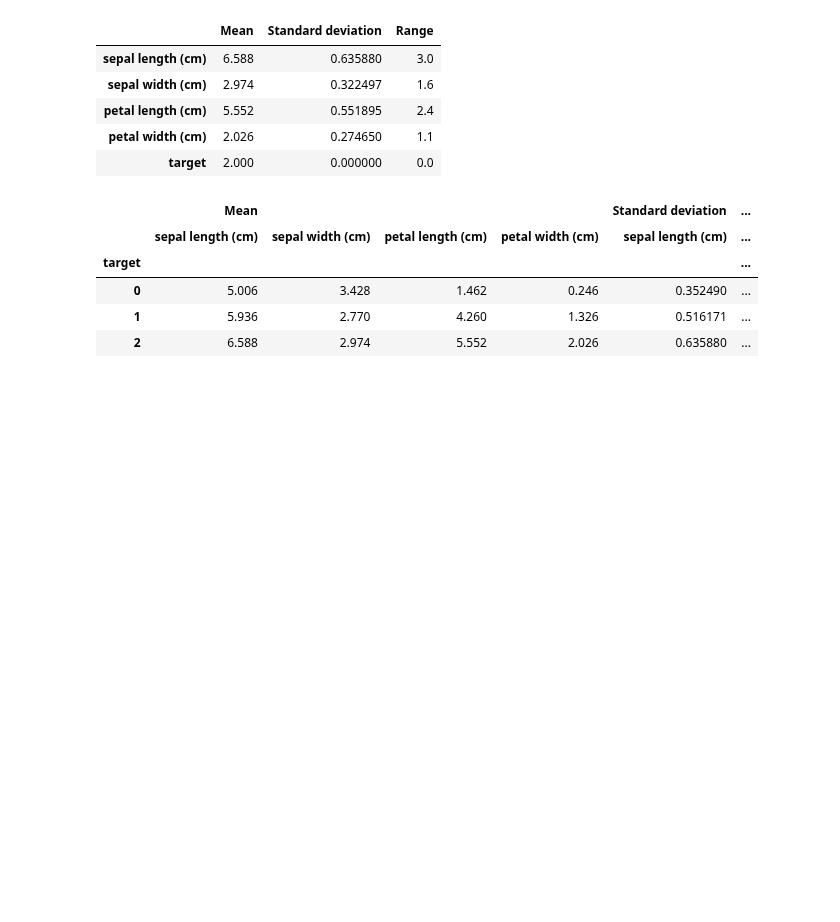
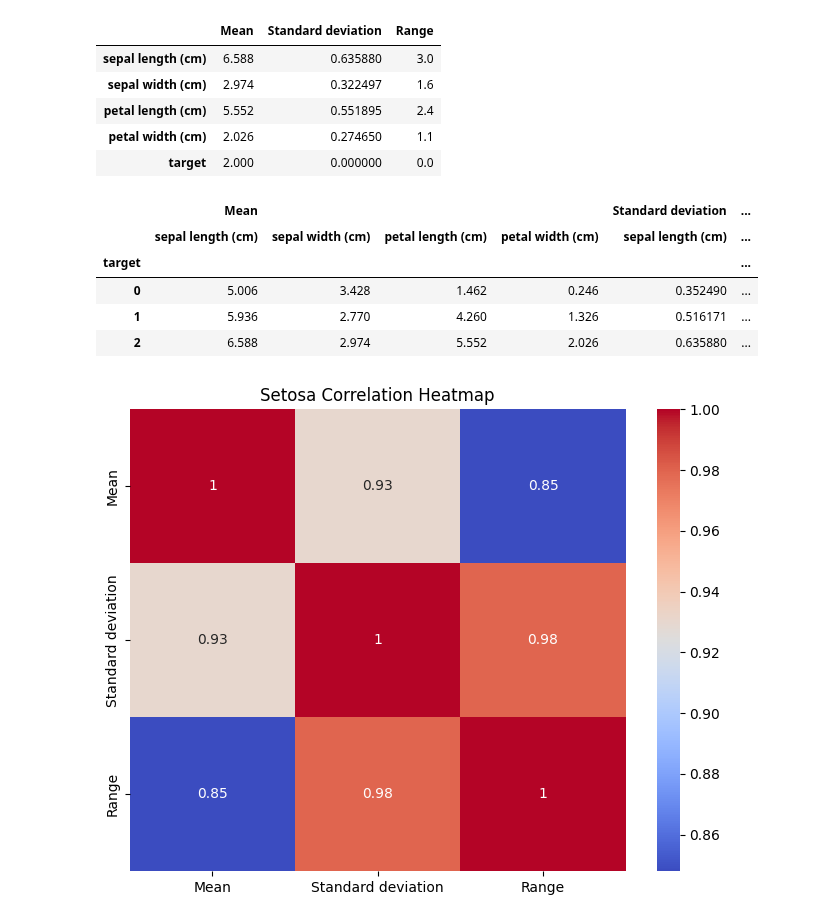
Before and after one commit to Mohammadrzn/maktab-HW, a Jupyter notebook: HW_05_Rezanejad/HW_05_Rezanejad_Q4.ipynb, the cells around one changed output. Cells and saved outputs as stored; diff of their text form; code cells hidden in the pictures; blank space fills up the shorter version.

Commit message:
Show heat map of correlation matrices

```diff
--- a/HW_05_Rezanejad/HW_05_Rezanejad_Q4.ipynb
+++ b/HW_05_Rezanejad/HW_05_Rezanejad_Q4.ipynb
@@ -109,3 +111,11 @@ summary
 | 0 | 5.006 | 3.428 | 1.462 | 0.246 | 0.352490 | ... |
 | 1 | 5.936 | 2.770 | 4.260 | 1.326 | 0.516171 | ... |
 | 2 | 6.588 | 2.974 | 5.552 | 2.026 | 0.635880 | ... |
+# %%
+setosa_correlation_matrix = setosa_df.corr()
+plt.figure(figsize=(8,6))
+sns.heatmap(setosa_correlation_matrix, annot=True, cmap="coolwarm")
+plt.title("Setosa Correlation Heatmap")
+plt.show()
+# %% [output]
+[figure, added]
```
Also changed, not shown: parts of 3 cells of this notebook.
